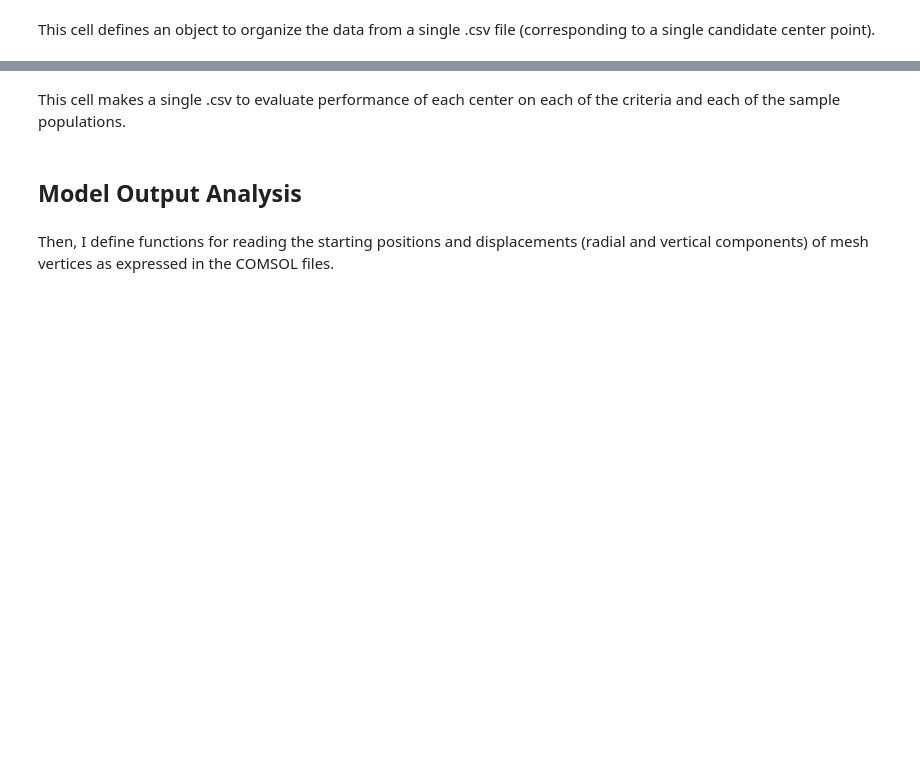
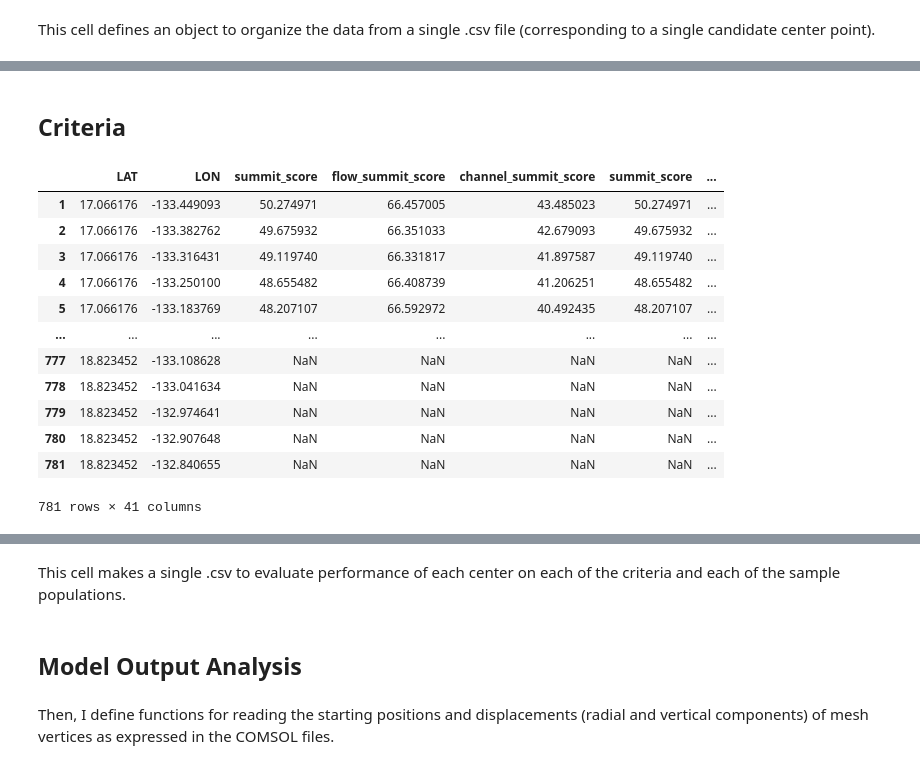
Before and after one commit to hernypeterson/thesis, a Jupyter notebook: code.ipynb, the cells around one changed output, grey strips where cells are left out. Cells and saved outputs as stored; diff of their text form; code cells hidden in the pictures; blank space fills up the shorter version.

```diff
--- a/code.ipynb
+++ b/code.ipynb
@@ -53,0 +213,2 @@ This cell defines an object to organize the data from a single .csv file (corres
+# %% [markdown]
+## Criteria
@@ -53,0 +229,43 @@ This cell defines an object to organize the data from a single .csv file (corres
+# %%
+def evaluate(center: FullCenter, pop: Population, criterion: Callable) -> float:
+    return criterion(center, pop)
+
+full_dict = {}
+score_name_list = []
+
+for pop in pops:
+    for crit in criteria:
+        name = f'{pop.feature}_{pop.name}_{crit.name}'
+        name = name.replace("__", "_")
+        name = name.replace("(", "")
+        name = name.replace(")", "")
+        name = name.replace(",", "")
+        name = name.replace("'", "")
+        name = name.replace("flow channel_", "")
+        score_name_list.append(name)
+
+for center in centers_calc:
+    cID = center.cID
+    center_list = []
+    for pop in pops:
+        for crit in criteria:
+            center_list.append(evaluate(center, pop, crit.func))
+    full_dict[center.cID] = center_list
+
+centers_eval = pd.DataFrame(full_dict).transpose().set_axis(score_name_list, axis=1)
+centers = pd.concat((centers, centers_eval), axis=1)
+centers
+# %% [output]
+|  | LAT | LON | summit_score | flow_summit_score | channel_summit_score | summit_score | ... |
+| 1 | 17.066176 | -133.449093 | 50.274971 | 66.457005 | 43.485023 | 50.274971 | ... |
+| 2 | 17.066176 | -133.382762 | 49.675932 | 66.351033 | 42.679093 | 49.675932 | ... |
+| 3 | 17.066176 | -133.316431 | 49.119740 | 66.331817 | 41.897587 | 49.119740 | ... |
+| 4 | 17.066176 | -133.250100 | 48.655482 | 66.408739 | 41.206251 | 48.655482 | ... |
+| 5 | 17.066176 | -133.183769 | 48.207107 | 66.592972 | 40.492435 | 48.207107 | ... |
+| ... | ... | ... | ... | ... | ... | ... | ... |
+| 777 | 18.823452 | -133.108628 | NaN | NaN | NaN | NaN | ... |
+| 778 | 18.823452 | -133.041634 | NaN | NaN | NaN | NaN | ... |
+| 779 | 18.823452 | -132.974641 | NaN | NaN | NaN | NaN | ... |
+| 780 | 18.823452 | -132.907648 | NaN | NaN | NaN | NaN | ... |
+| 781 | 18.823452 | -132.840655 | NaN | NaN | NaN | NaN | ... |
+781 rows × 41 columns
```
Also changed, not shown: parts of 21 cells of this notebook, 10 other files.
